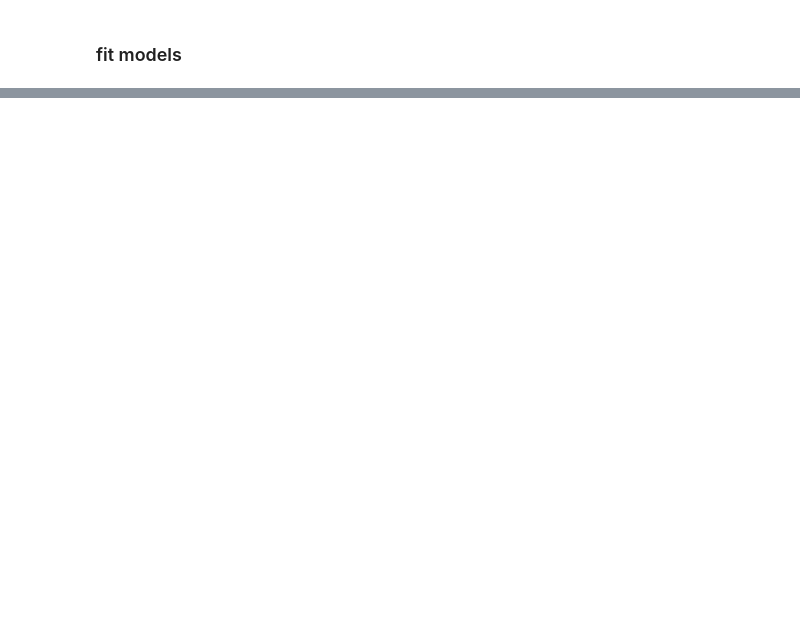
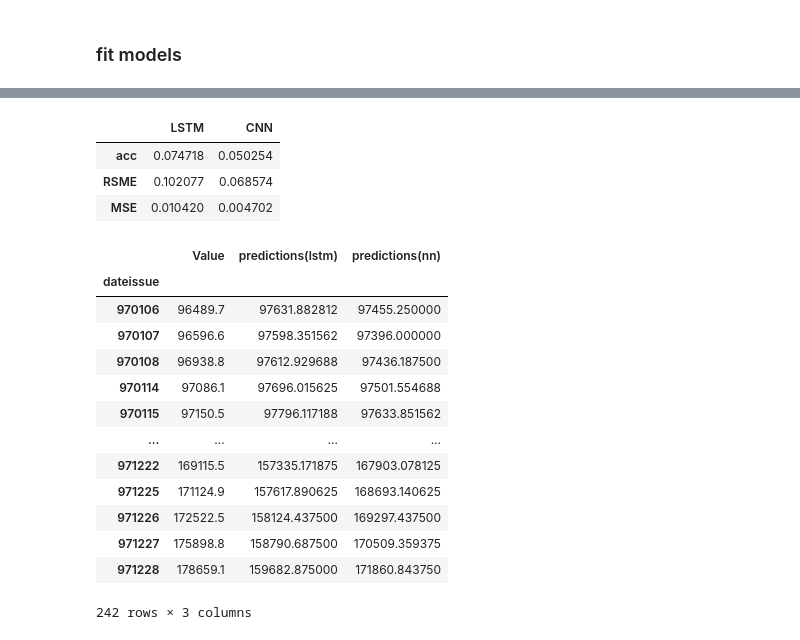
Before and after one commit to mohammadrezanorouzii/stock-price-prediction, a Jupyter notebook: main.ipynb, the cells around one changed output, grey strips where cells are left out. Cells and saved outputs as stored; diff of their text form; code cells hidden in the pictures; blank space fills up the shorter version.

```diff
--- a/main.ipynb
+++ b/main.ipynb
@@ -301,3 +301,5 @@ Non-trainable params: 0
 _________________________________________________________________
 # %% [markdown]
 ### fit models
+# %%
+lstm_history = lstm_model.fit(x_train, y_train, batch_size=10, epochs=10)
@@ -303,0 +398,34 @@ _________________________________________________________________
+# %%
+data = {'LSTM': [lstm_test_acc,math.sqrt(mean_squared_error(y_test, lstm_predicts)),mean_squared_error(y_test, lstm_predicts)],
+        'CNN': [cnn_test_acc, math.sqrt(mean_squared_error(y_test, nn_predicts)),mean_squared_error(y_test, nn_predicts)]}
+errors = pd.DataFrame(data, index=['acc',
+                               'RSME',
+                               'MSE'])
+errors
+# %% [output]
+|  | LSTM | CNN |
+| acc | 0.074718 | 0.050254 |
+| RSME | 0.102077 | 0.068574 |
+| MSE | 0.010420 | 0.004702 |
+# %%
+train = df[:train_count] * df_mean
+validation = df[train_count:] * df_mean
+validation[['predictions(lstm)']] = lstm_predicts * df_mean
+validation[['predictions(nn)']] = nn_predicts * df_mean
+clear_output()
+validation
+# %% [output]
+|  | Value | predictions(lstm) | predictions(nn) |
+| dateissue |  |  |  |
+| 970106 | 96489.7 | 97631.882812 | 97455.250000 |
+| 970107 | 96596.6 | 97598.351562 | 97396.000000 |
+| 970108 | 96938.8 | 97612.929688 | 97436.187500 |
+| 970114 | 97086.1 | 97696.015625 | 97501.554688 |
+| 970115 | 97150.5 | 97796.117188 | 97633.851562 |
+| ... | ... | ... | ... |
+| 971222 | 169115.5 | 157335.171875 | 167903.078125 |
+| 971225 | 171124.9 | 157617.890625 | 168693.140625 |
+| 971226 | 172522.5 | 158124.437500 | 169297.437500 |
+| 971227 | 175898.8 | 158790.687500 | 170509.359375 |
+| 971228 | 178659.1 | 159682.875000 | 171860.843750 |
+242 rows × 3 columns
```
Also changed, not shown: parts of 13 cells of this notebook, 2 other files.
